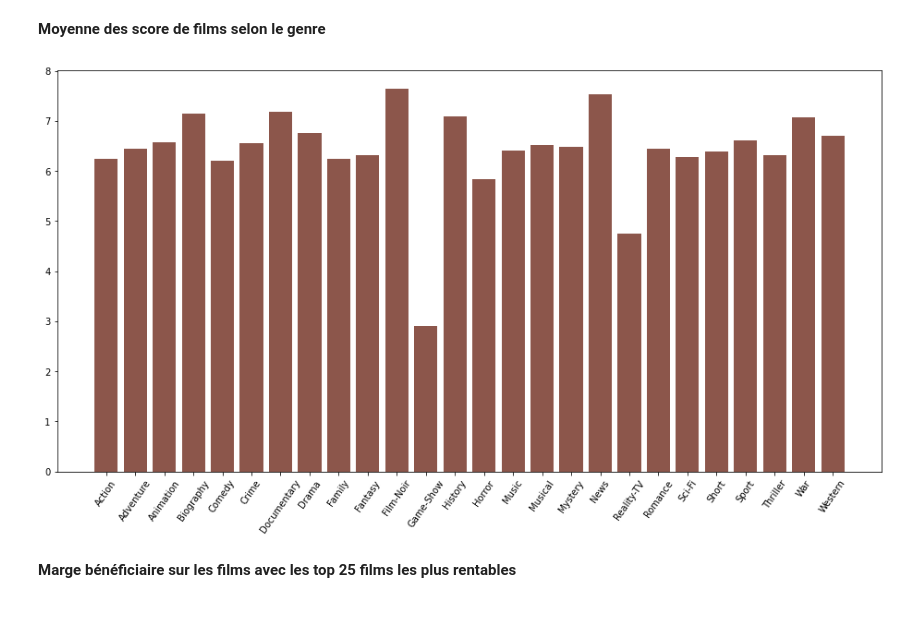
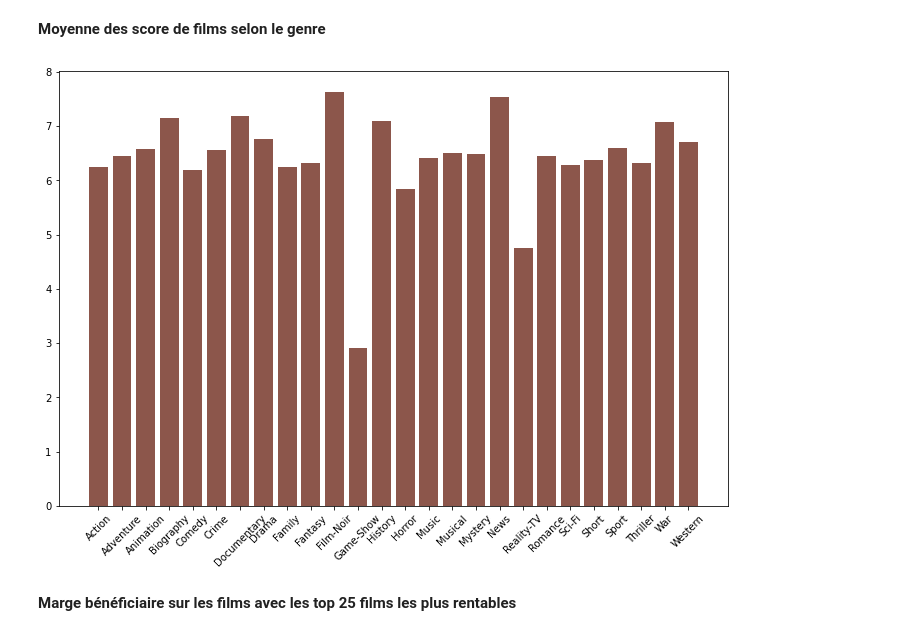
Before and after one commit to adjanorpro18/IA-Modelisation, a Jupyter notebook: Projets/Projet P4 - Révisions ML du preprocessing au template/Projet P4 - revisions ML.ipynb, the cells around one changed output. Cells and saved outputs as stored; diff of their text form; code cells hidden in the pictures.

```diff
--- a/Projets/Projet P4 - Révisions ML du preprocessing au template/Projet P4 - revisions ML.ipynb
+++ b/Projets/Projet P4 - Révisions ML du preprocessing au template/Projet P4 - revisions ML.ipynb
@@ -422,13 +422,13 @@ plt.show()
 **Moyenne des score de films selon le genre**
 # %%
 mean_genre = {}
-plt.figure(figsize=(16,8))
+plt.figure(figsize=(12,8))
 for gen in df.columns[-26:]:
     mean_genre[gen] = df.loc[df[gen]==1,'imdb_score'].mean()
     plt.bar(mean_genre.keys(), mean_genre.values())
-    plt.xticks(rotation=55);
+    plt.xticks(rotation=45);
 # %% [output]
-[figure, old version]
+[figure, new version]
 # %% [markdown]
 **Marge bénéficiaire sur les films avec les top 25 films les plus rentables**
 # %%
```
Also changed, not shown: parts of 29 cells of this notebook.
